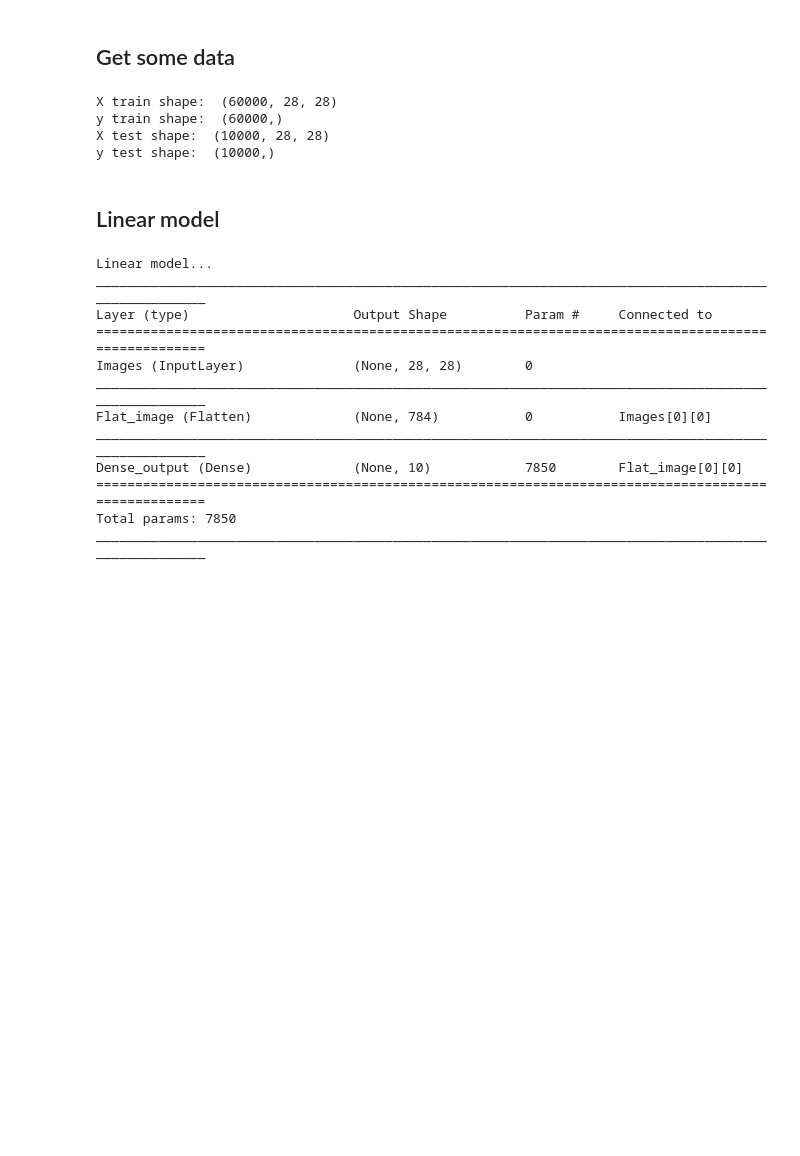
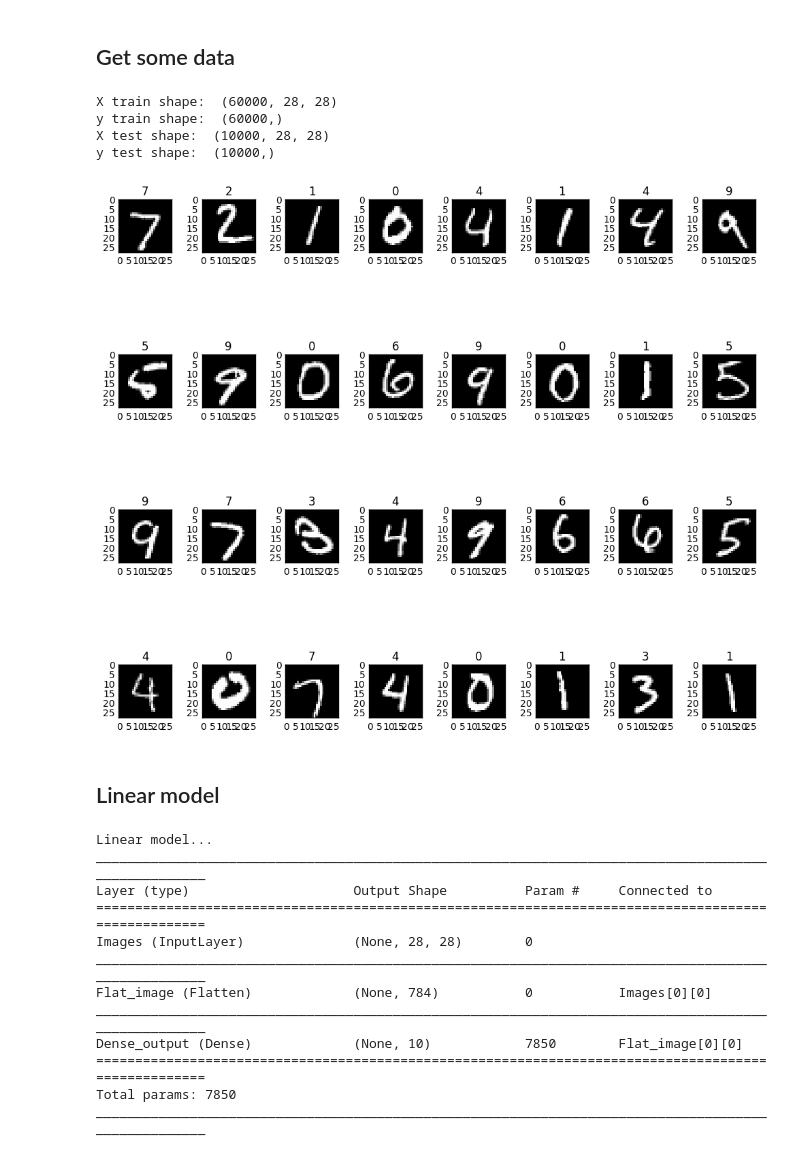
Before and after one commit to edmondzhang82/training, a Jupyter notebook: keras/Intro_to_keras.ipynb, the cells around one changed output. Saved outputs shown, nothing was run; the diff lists cells and outputs as text; code cells hidden in the pictures; blank space fills up the shorter version.

```diff
--- a/keras/Intro_to_keras.ipynb
+++ b/keras/Intro_to_keras.ipynb
@@ -41,6 +42,16 @@ X train shape:  (60000, 28, 28)
 y train shape:  (60000,)
 X test shape:  (10000, 28, 28)
 y test shape:  (10000,)
+# %%
+#Examine the data
+fig = plt.figure()
+for n, i in enumerate(range(32)):
+    a = fig.add_subplot(4,8,n+1)
+    a.set_title(str(y_test[i]))
+    fig.tight_layout()
+    plt.imshow(X_test[i])
+# %% [output]
+[figure, added]
 # %% [markdown]
 ## Linear model
 # %%
```
Also changed, not shown: parts of 14 cells of this notebook, 18 other files.
